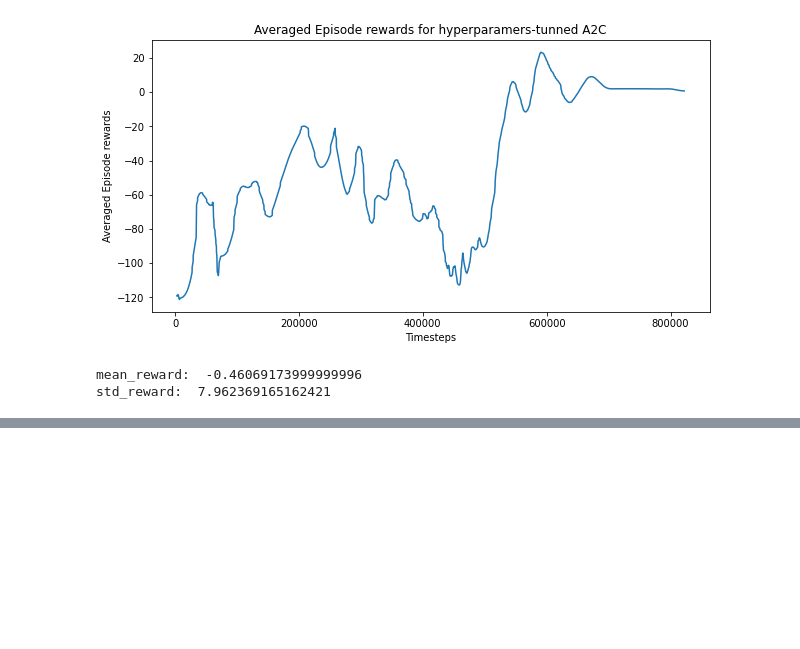
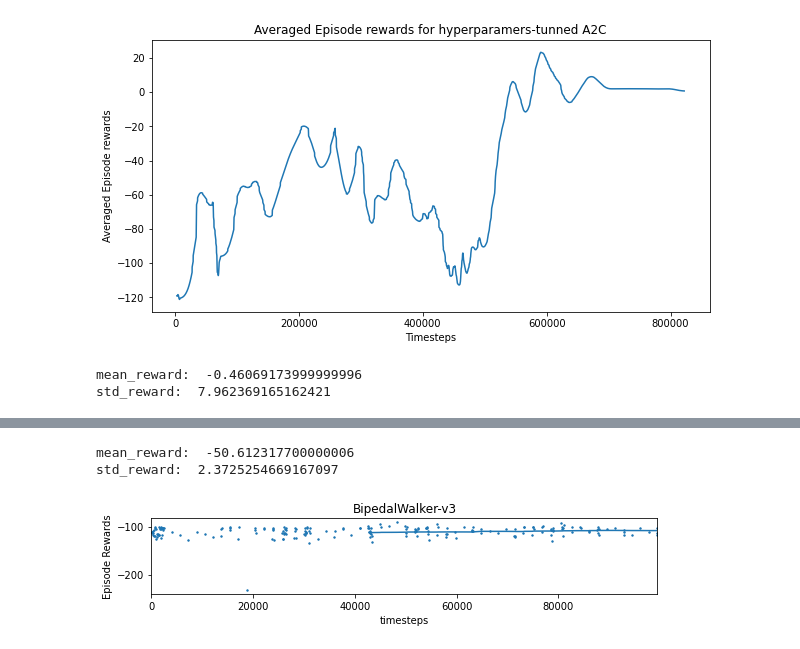
Before and after one commit to Florence-Sun/Algorithm-performance-analysis-on-Bipedal-environment, a Jupyter notebook: Algorithm-performance-analysis-on-BipedalWalker-enviroment.ipynb, the cells around one changed output, grey strips where cells are left out. Cells and saved outputs as stored; diff of their text form; code cells hidden in the pictures; blank space fills up the shorter version.

```diff
--- a/Algorithm-performance-analysis-on-BipedalWalker-enviroment.ipynb
+++ b/Algorithm-performance-analysis-on-BipedalWalker-enviroment.ipynb
@@ -401,0 +481,15 @@ std_reward:  7.962369165162421
+# %%
+model1_PPO=PPO.load('/content/drive/MyDrive/RL_project/hyper_ppo/best_model.zip', env=env)
+mean_reward, std_reward = evaluate_policy(model1_PPO, model1_PPO.get_env(), n_eval_episodes=100)
+print('mean_reward: ', mean_reward)
+print('std_reward: ', std_reward)
+# %% [output]
+mean_reward:  -50.612317700000006
+std_reward:  2.3725254669167097
+# %%
+from stable_baselines3.common import results_plotter
+
+# Helper from the library
+results_plotter.plot_results([log_dir], 1e5, results_plotter.X_TIMESTEPS, "BipedalWalker-v3")
+# %% [output]
+[figure, added]
```
Also changed, not shown: parts of 13 cells of this notebook.
